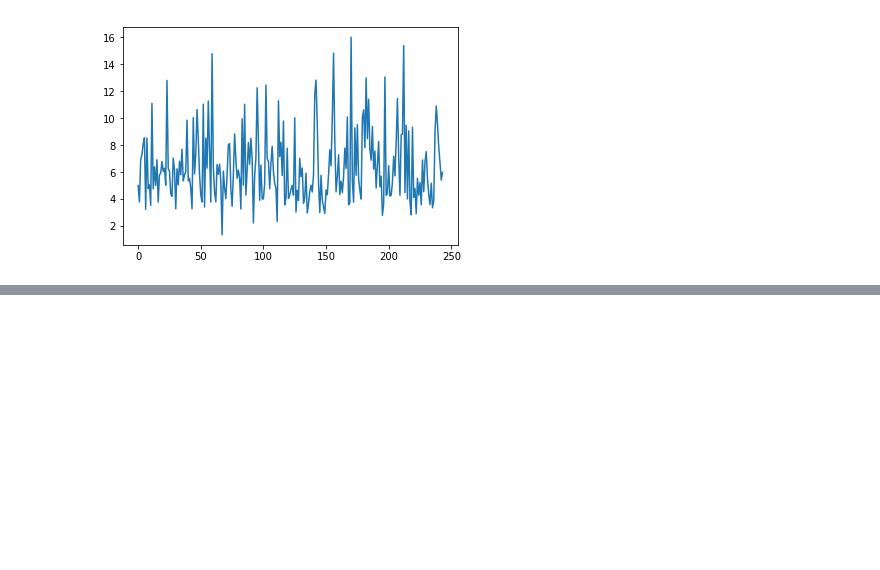
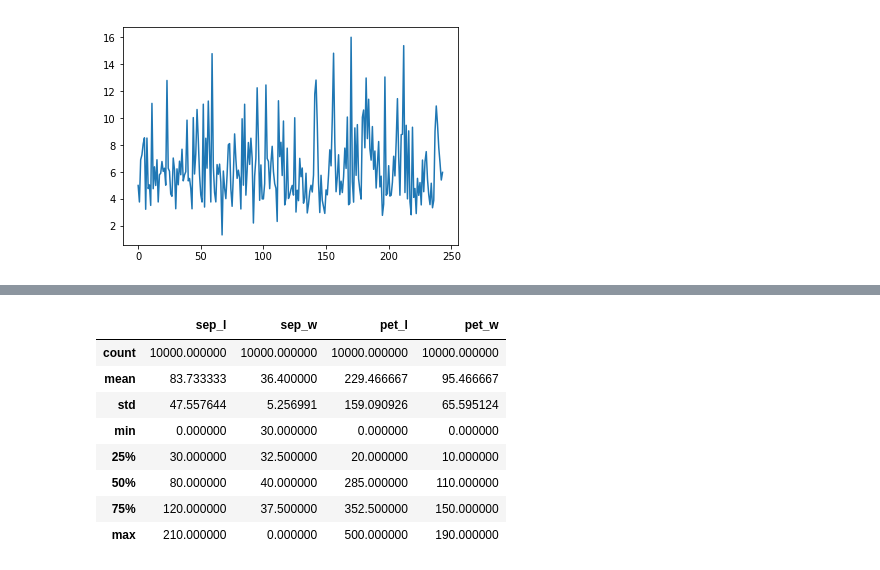
Before and after one commit to htmartin/python-stuff, a Jupyter notebook: data-camp/statistical-eda.ipynb, the cells around one changed output, grey strips where cells are left out. Saved outputs shown, nothing was run; the diff lists cells and outputs as text; code cells hidden in the pictures; blank space fills up the shorter version.

```diff
--- a/data-camp/statistical-eda.ipynb
+++ b/data-camp/statistical-eda.ipynb
@@ -127,0 +156,14 @@ tips.mean(axis='columns').plot()
+# %%
+error_setosa=100*np.abs((setosa.describe())-(iris.describe()))
+# %%
+error_setosa
+# %% [output]
+|  | sep_l | sep_w | pet_l | pet_w |
+| count | 10000.000000 | 10000.000000 | 10000.000000 | 10000.000000 |
+| mean | 83.733333 | 36.400000 | 229.466667 | 95.466667 |
+| std | 47.557644 | 5.256991 | 159.090926 | 65.595124 |
+| min | 0.000000 | 30.000000 | 0.000000 | 0.000000 |
+| 25% | 30.000000 | 32.500000 | 20.000000 | 10.000000 |
+| 50% | 80.000000 | 40.000000 | 285.000000 | 110.000000 |
+| 75% | 120.000000 | 37.500000 | 352.500000 | 150.000000 |
+| max | 210.000000 | 0.000000 | 500.000000 | 190.000000 |
```
Also changed, not shown: parts of 7 cells of this notebook.
